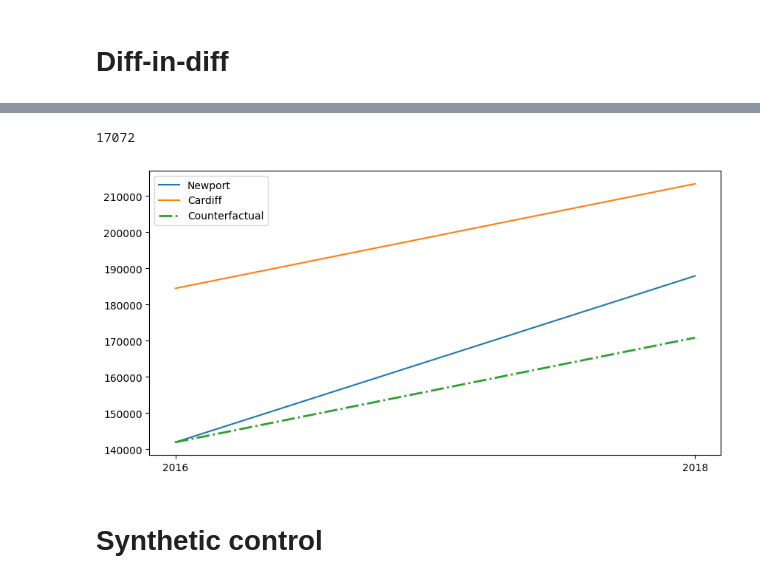
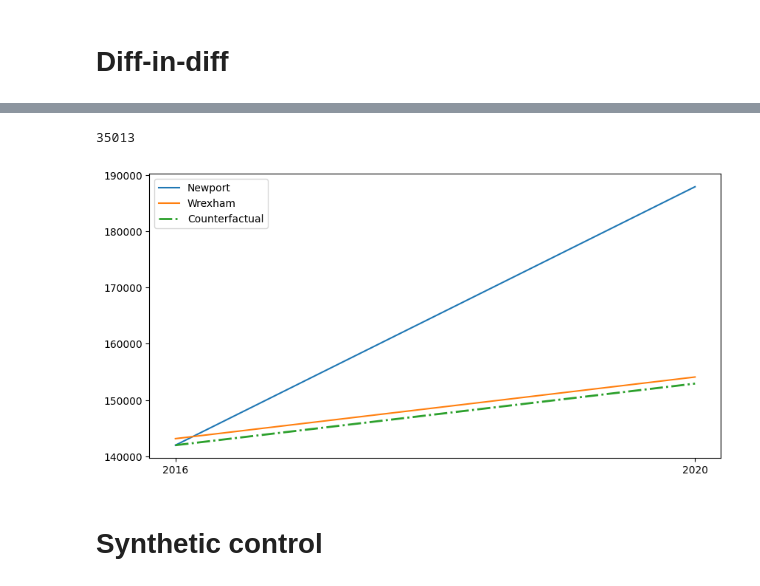
Before and after one commit to SergioRec/test_stuff, a Jupyter notebook: property_prices_bridge/analysis_sc.ipynb, the cells around one changed output, grey strips where cells are left out. Cells and saved outputs as stored; diff of their text form; code cells hidden in the pictures.

```diff
--- a/property_prices_bridge/analysis_sc.ipynb
+++ b/property_prices_bridge/analysis_sc.ipynb
@@ -11,7 +11,7 @@ import numpy as np
 # from https://www.gov.uk/government/statistical-data-sets/uk-house-price-index-data-downloads-october-2022
 
 prices = pd.read_csv('data/Average-prices-2022-10.csv', parse_dates=['Date'])
-prices = prices[prices['Date'] >= '01-01-1995']
+prices = prices[prices['Date'] >= dt.datetime(1995, 1, 1)].reset_index()
 # %%
 prices.info()
 # %% [output]
@@ -63,7 +67,7 @@ plt.show()
 # Diff-in-diff
 # %%
 some_las = prices[(prices['Region_Name'] == 'Newport') |
-                  (prices['Region_Name'] == 'Cardiff')]
+                  (prices['Region_Name'] == 'Wrexham')]
 # %%
 fig, ax = plt.subplots(figsize=(10, 5))
 
@@ -113,26 +117,26 @@ plt.show()
 np_2016 = int(some_las[(some_las['Date'] == '01-01-2016') & (some_las['Region_Name'] == 'Newport')]['Average_Price'])
 np_2020 = int(some_las[(some_las['Date'] == '01-01-2020') & (some_las['Region_Name'] == 'Newport')]['Average_Price'])
 
-ca_2016 = int(some_las[(some_las['Date'] == '01-01-2016') & (some_las['Region_Name'] == 'Cardiff')]['Average_Price'])
-ca_2020 = int(some_las[(some_las['Date'] == '01-01-2020') & (some_las['Region_Name'] == 'Cardiff')]['Average_Price'])
+ca_2016 = int(some_las[(some_las['Date'] == '01-01-2016') & (some_las['Region_Name'] == 'Wrexham')]['Average_Price'])
+ca_2020 = int(some_las[(some_las['Date'] == '01-01-2020') & (some_las['Region_Name'] == 'Wrexham')]['Average_Price'])
 # %%
 diff_in_diff = (np_2020 - np_2016) - (ca_2020 - ca_2016)
 diff_in_diff
 # %% [output]
-17072
+35013
 # %%
 plt.figure(figsize=(10,5))
-plt.plot(['2016', '2018'], [np_2016, np_2020], label='Newport')
-plt.plot(['2016', '2018'], [ca_2016, ca_2020], label='Cardiff')
+plt.plot(['2016', '2020'], [np_2016, np_2020], label='Newport')
+plt.plot(['2016', '2020'], [ca_2016, ca_2020], label='Wrexham')
 
-plt.plot(['2016', '2018'], [np_2016, np_2016+(ca_2020-ca_2016)],
+plt.plot(['2016', '2020'], [np_2016, np_2016+(ca_2020-ca_2016)],
          label="Counterfactual", lw=2, color="C2", ls="-.")
 
 plt.legend()
 
 plt.show()
 # %% [output]
-[figure, old version]
+[figure, new version]
 # %% [markdown]
 # Synthetic control
 # %%
```
Also changed, not shown: parts of 35 cells of this notebook.
